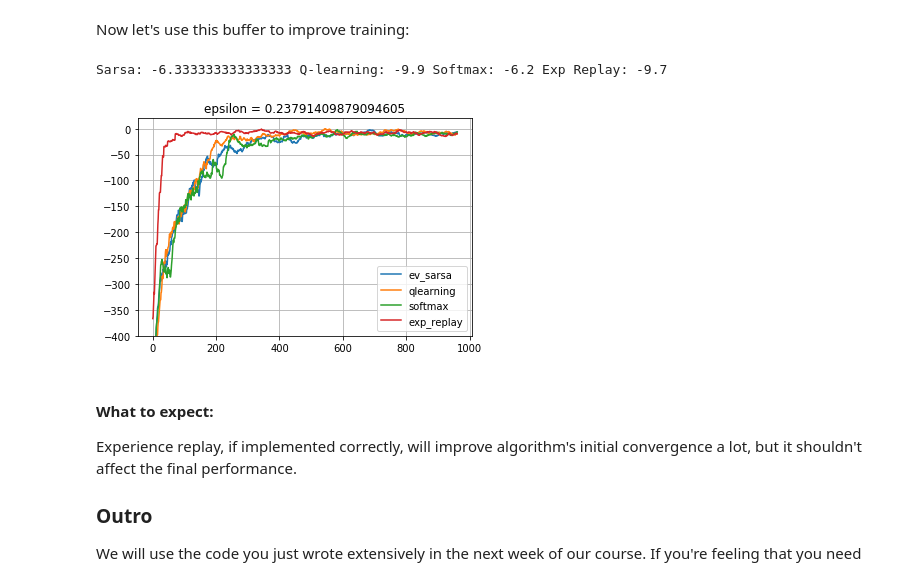
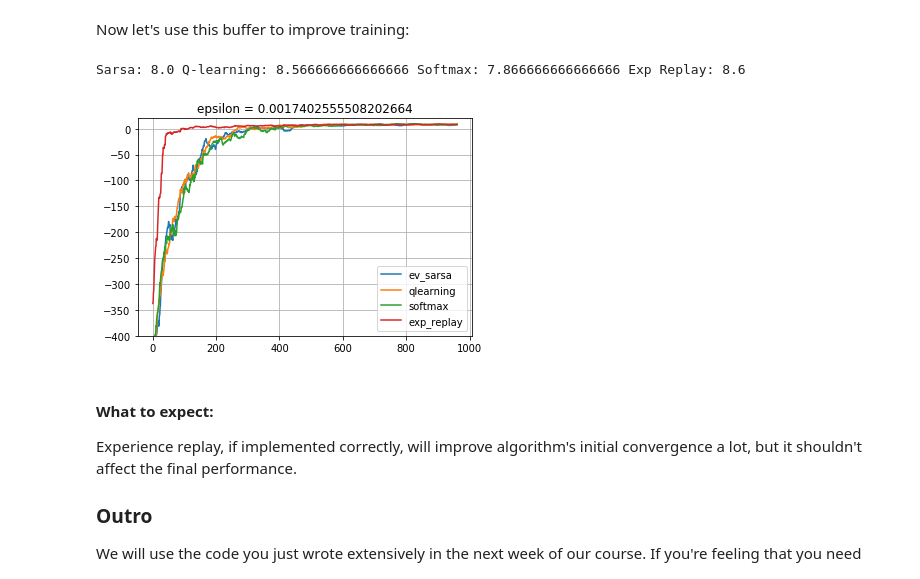
Before and after one commit to pkuderov/Practical_RL, a Jupyter notebook: week03_model_free/homework.ipynb, the cells around one changed output. Saved outputs shown, nothing was run; the diff lists cells and outputs as text; code cells hidden in the pictures.

```diff
--- a/week03_model_free/homework.ipynb
+++ b/week03_model_free/homework.ipynb
@@ -547,36 +547,37 @@ def moving_average(a, n=100) :
     ret = np.cumsum(a, dtype=float)
     ret[n:] = ret[n:] - ret[:-n]
     return ret[n - 1:] / n
 
 rewards_sarsa, rewards_ql, rewards_softmax, rewards_exp_replay = [], [], [], []
 k = 30
 
 for i in range(1001):
     rewards_sarsa.append(play_and_train(env, agent_sarsa))
     rewards_ql.append(play_and_train(env, agent_ql))
     rewards_softmax.append(play_and_train(env, agent_softmax))
     rewards_exp_replay.append(play_and_train_with_replay(env, agent_exp_replay, replay=replay))
 
-    decay = .99995
+    decay = .995
     agent_ql.exploration_prob *= decay
     agent_sarsa.exploration_prob *= decay
     agent_softmax.exploration_prob *= decay
+    agent_exp_replay.exploration_prob *= decay
 
     if i % k == 0:
         clear_output(True)
         print('Sarsa:', np.mean(rewards_sarsa[-k:]), 'Q-learning:', np.mean(rewards_ql[-k:]), 'Softmax:', np.mean(rewards_softmax[-k:]), 'Exp Replay:', np.mean(rewards_exp_replay[-k:]))
         plt.title("epsilon = %s" % agent_ql.exploration_prob)
         plt.plot(moving_average(rewards_sarsa, k), label='ev_sarsa')
         plt.plot(moving_average(rewards_ql, k), label='qlearning')
         plt.plot(moving_average(rewards_softmax, k), label='softmax')
         plt.plot(moving_average(rewards_exp_replay, k), label='exp_replay')
         plt.grid()
         plt.legend()
         plt.ylim(-400, 20)
         plt.show()
 # %% [output]
-Sarsa: -6.333333333333333 Q-learning: -9.9 Softmax: -6.2 Exp Replay: -9.7
+Sarsa: 8.0 Q-learning: 8.566666666666666 Softmax: 7.866666666666666 Exp Replay: 8.6
-[figure, old version]
+[figure, new version]
 # %% [markdown]
 #### What to expect:
 
```
Also changed, not shown: parts of 7 cells of this notebook, 2 other files.
